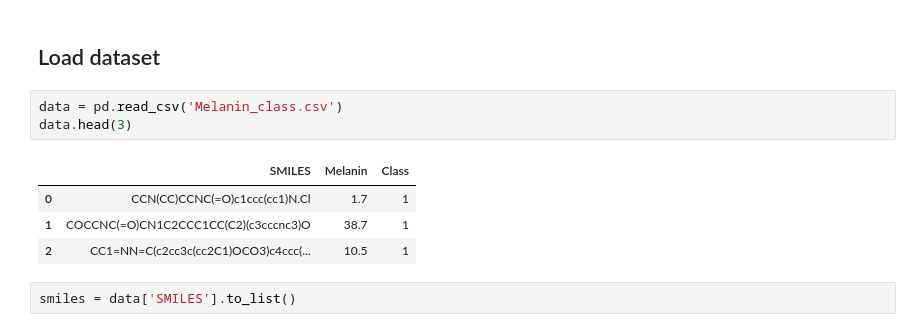
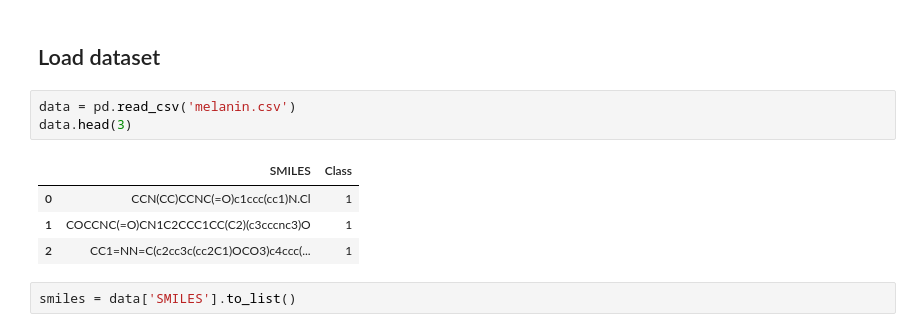
Before and after one commit to ai-chem/ophthalmic_drugs, a Jupyter notebook: Scripts/melanin.ipynb, the cells around one changed output. Saved outputs shown, nothing was run; the diff lists cells and outputs as text.

```diff
--- a/Scripts/melanin.ipynb
+++ b/Scripts/melanin.ipynb
@@ -15,13 +15,13 @@ import matplotlib.pyplot as plt
 # %% [markdown]
 ## Load dataset
 # %%
-data = pd.read_csv('Melanin_class.csv')
+data = pd.read_csv('melanin.csv')
 data.head(3)
 # %% [output]
-|  | SMILES | Melanin | Class |
-| 0 | CCN(CC)CCNC(=O)c1ccc(cc1)N.Cl | 1.7 | 1 |
-| 1 | COCCNC(=O)CN1C2CCC1CC(C2)(c3cccnc3)O | 38.7 | 1 |
-| 2 | CC1=NN=C(c2cc3c(cc2C1)OCO3)c4ccc(... | 10.5 | 1 |
+|  | SMILES | Class |
+| 0 | CCN(CC)CCNC(=O)c1ccc(cc1)N.Cl | 1 |
+| 1 | COCCNC(=O)CN1C2CCC1CC(C2)(c3cccnc3)O | 1 |
+| 2 | CC1=NN=C(c2cc3c(cc2C1)OCO3)c4ccc(... | 1 |
 # %%
 smiles = data['SMILES'].to_list()
 # %% [markdown]
```
